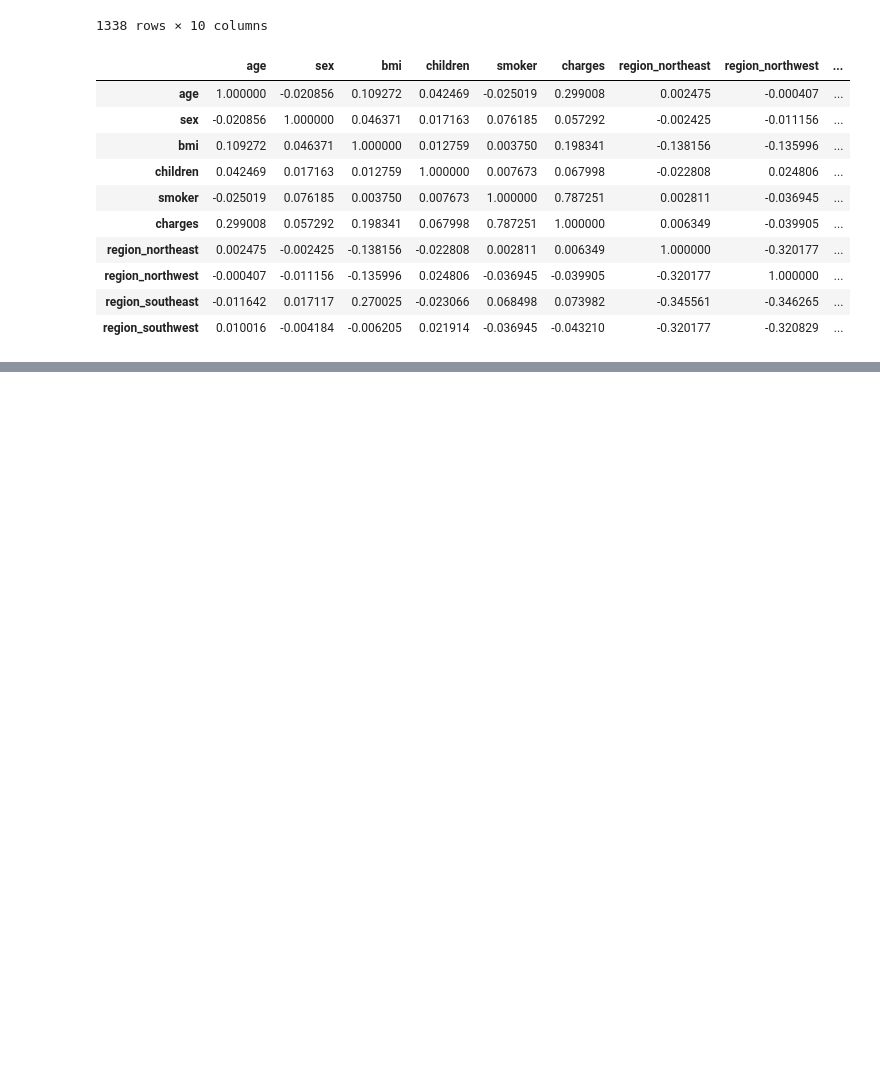
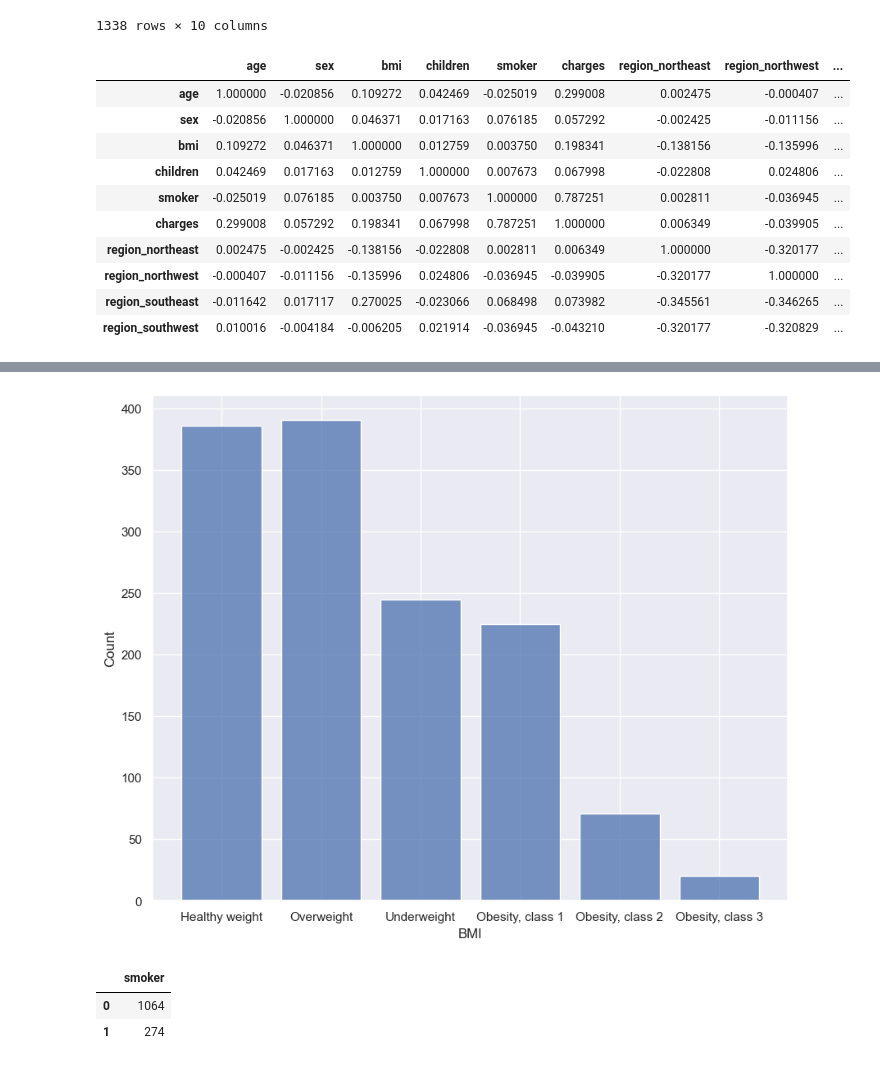
Before and after one commit to infoshareacademy/JDSZR11-DatA_Team, a Jupyter notebook: preprocessing.ipynb, the cells around one changed output, grey strips where cells are left out. Drawn from its saved outputs; the diff is of its cells as text; code cells hidden in the pictures; blank space fills up the shorter version.

```diff
--- a/preprocessing.ipynb
+++ b/preprocessing.ipynb
@@ -122,0 +149,13 @@ pass
+# %%
+conditions = [
+    (df['bmi'] >= 0) & (df['bmi'] < 25),
+    (df['bmi'] >= 25) & (df['bmi'] < 30),
+    (df['bmi'] >= 30) & (df['bmi'] < 35),
+    (df['bmi'] >=35) & (df['bmi'] < 40),
+    (df['bmi'] >= 40) & (df['bmi'] < 45),
+    (df['bmi'] >= 45)
+]
+
+results = ['Underweight', 'Healthy weight', 'Overweight', 'Obesity, class 1', 'Obesity, class 2', 'Obesity, class 3']
+
+df['BMI'] = np.select(conditions, results)
@@ -122,0 +182,13 @@ pass
+# %%
+sns.set(rc={'figure.figsize':(10,8)})
+sns.histplot(x='BMI', data=df, stat='count', shrink=0.8, palette='RdBu_r')
+plt.style.use('seaborn-deep')
+plt.show()
+# %% [output]
+[figure, added]
+# %%
+df['smoker'].value_counts().to_frame()
+# %% [output]
+|  | smoker |
+| 0 | 1064 |
+| 1 | 274 |
```
Also changed, not shown: parts of 15 cells of this notebook.
